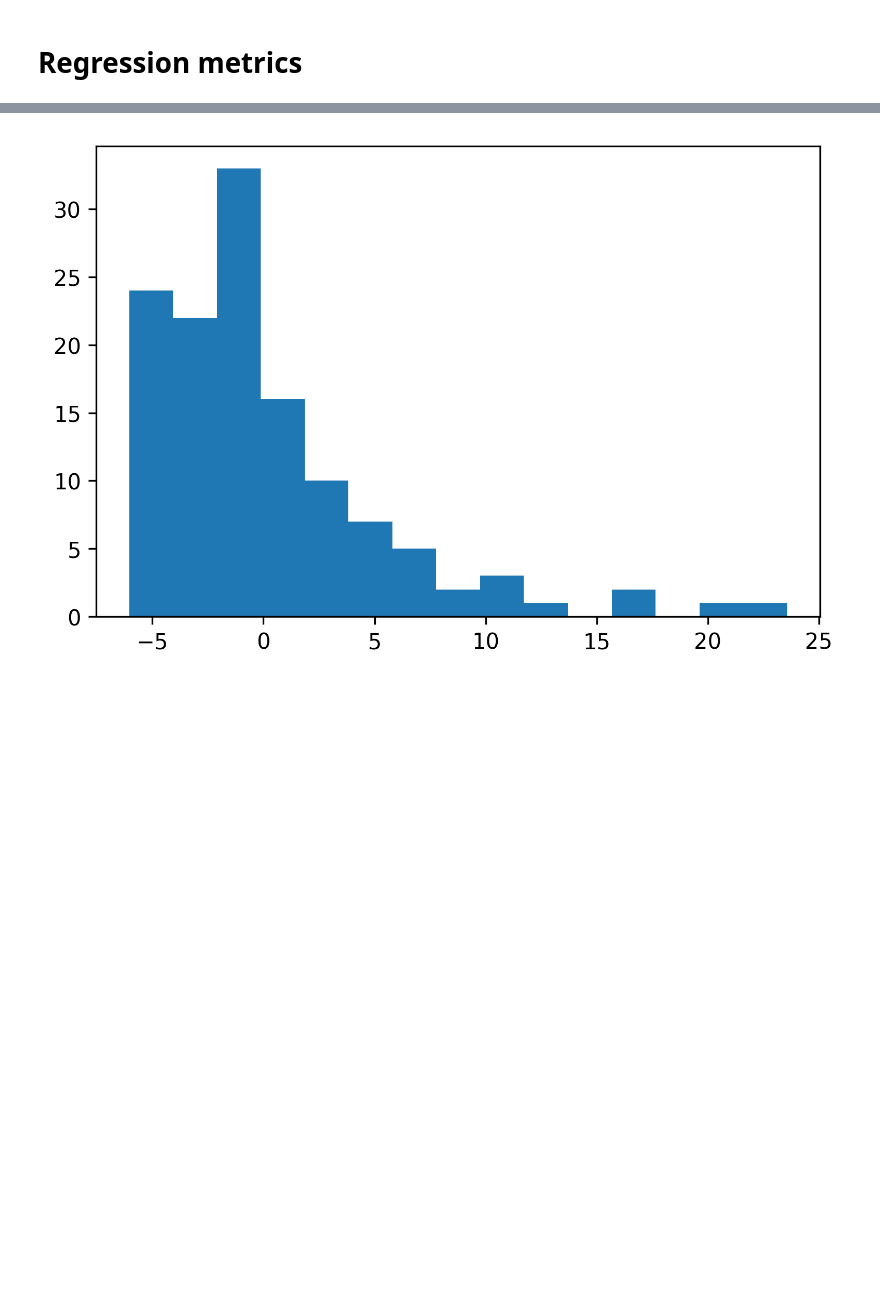
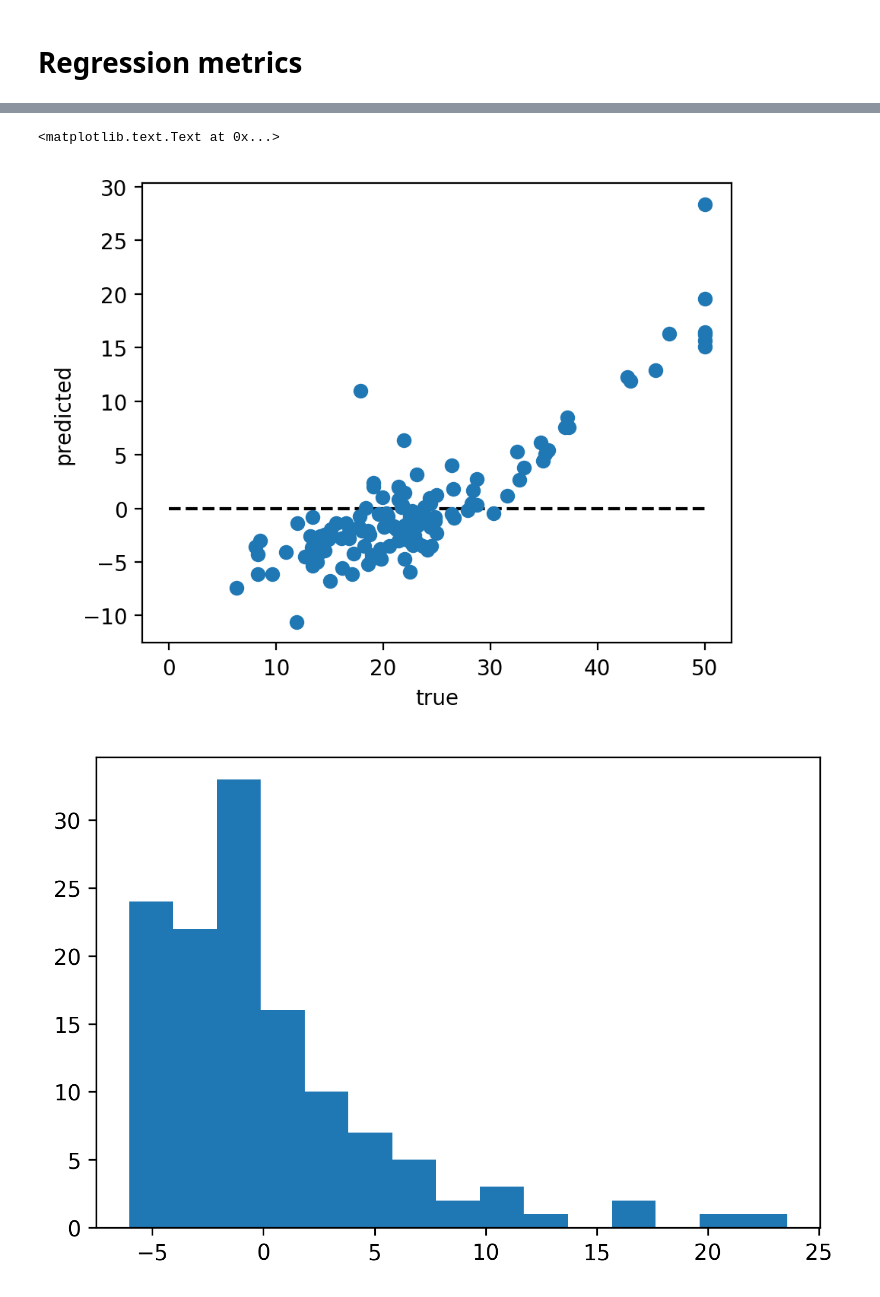
Before and after one commit to amueller/applied_ml_spring_2017, a Jupyter notebook: slides/aml-12.ipynb, the cells around one changed output, grey strips where cells are left out. Cells and saved outputs as stored; diff of their text form; code cells hidden in the pictures; blank space fills up the shorter version.

```diff
--- a/slides/aml-12.ipynb
+++ b/slides/aml-12.ipynb
@@ -436,3 +439,13 @@ plt.ylabel("predicted")
+# %%
+plt.figure(dpi=200)
+plt.gca().set_aspect("equal")
+plt.plot([0, 50], [0, 0], '--', c='k')
+plt.plot(y_test, y_test - pred, 'o')
+plt.xlabel("true")
+plt.ylabel("predicted")
+# %% [output]
+<matplotlib.text.Text at 0x...>
+[figure, added]
 # %%
 plt.hist(y_test - pred, bins="auto");
 # %% [output]
```
Also changed, not shown: parts of 4 cells of this notebook, 1 other file.
